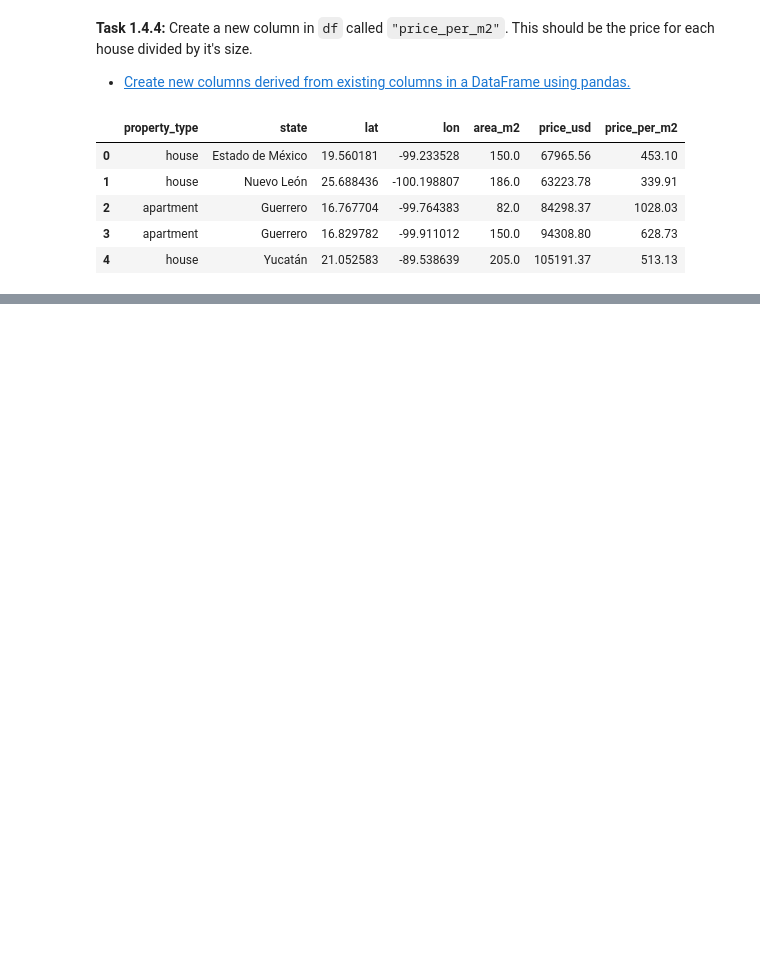
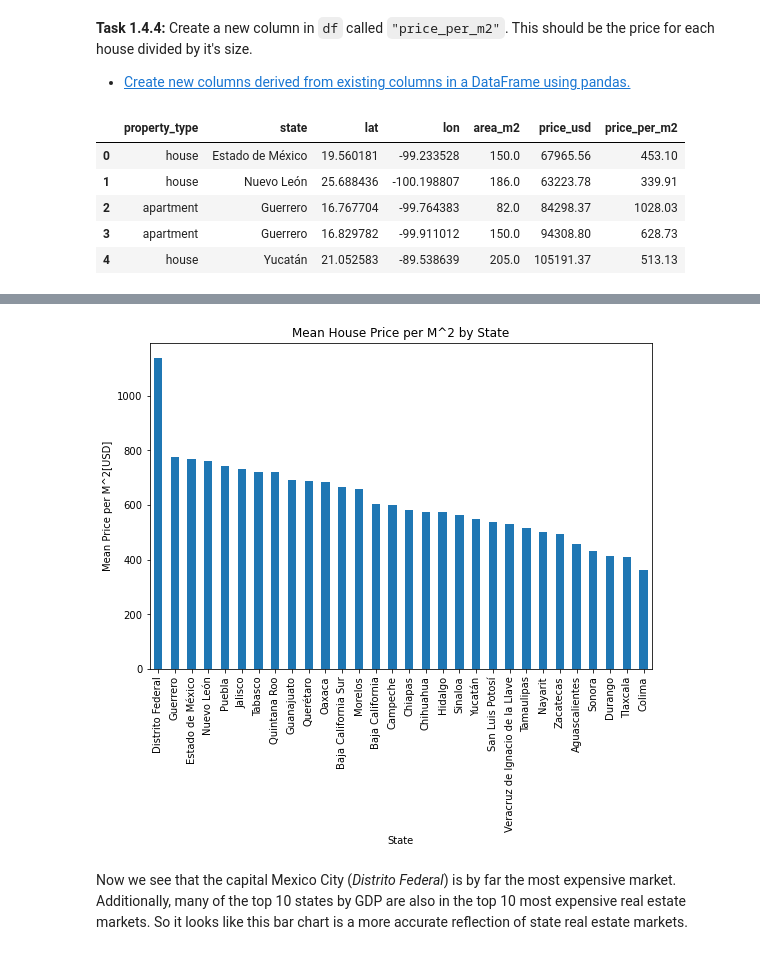
Before and after one commit to camara94/data_science_lab, a Jupyter notebook: lab/014-size-or-location.ipynb, the cells around one changed output, grey strips where cells are left out. Saved outputs shown, nothing was run; the diff lists cells and outputs as text; code cells hidden in the pictures; blank space fills up the shorter version.

```diff
--- a/lab/014-size-or-location.ipynb
+++ b/lab/014-size-or-location.ipynb
@@ -94,0 +107,17 @@ df.head()
+# %%
+(
+    df.groupby("state")["price_per_m2"]
+      .mean()
+      .sort_values(ascending=False)
+      .plot(
+          kind="bar",
+          xlabel="State",
+          ylabel="Mean Price per M^2[USD]",
+          title="Mean House Price per M^2 by State",
+          figsize=(9, 6)
+      )
+);
+# %% [output]
+[figure, added]
+# %% [markdown]
+Now we see that the capital Mexico City (*Distrito Federal*) is by far the most expensive market.  Additionally, many of the top 10 states by GDP are also in the top 10 most expensive real estate markets. So it looks like this bar chart is a more accurate reflection of state real estate markets.
```
Also changed, not shown: parts of 3 cells of this notebook.
